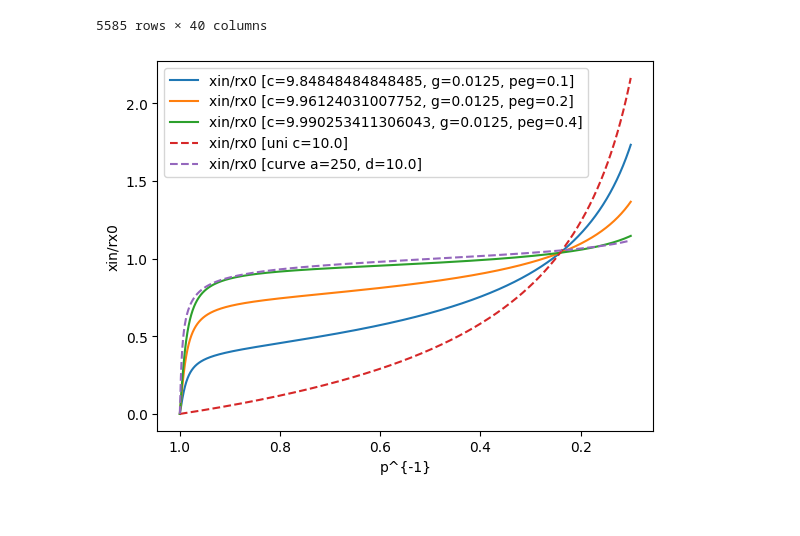
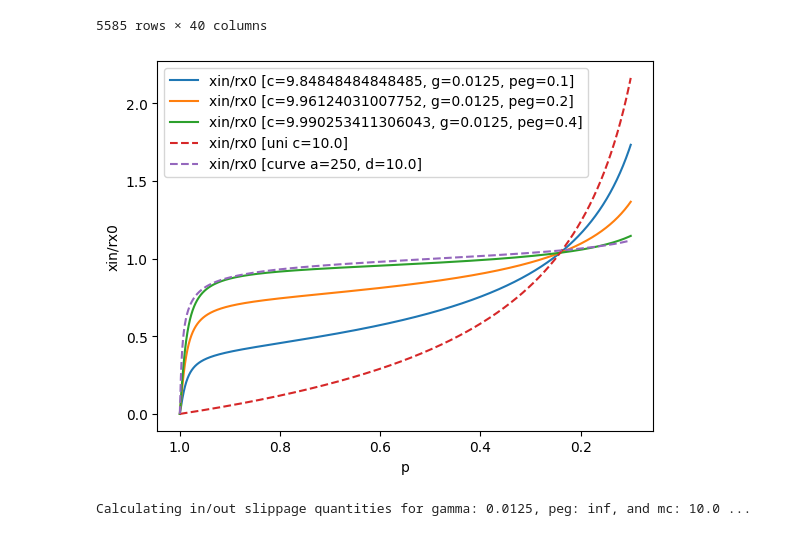
Before and after one commit to smolquants/cauchy-simulations-2025-03, a Jupyter notebook: notebook/curve.ipynb, the cells around one changed output. Cells and saved outputs as stored; diff of their text form; code cells hidden in the pictures.

```diff
--- a/notebook/curve.ipynb
+++ b/notebook/curve.ipynb
@@ -147,9 +147,23 @@ df
 | 5584 | 100.0 | -10.005200 | 0.099931 | -2.303280 | -23033.948461 | 558500.0 | -493001.791232 | 493001.791232 | 1.1170 | 0.986004 | ... |
 5585 rows × 40 columns
 # %%
-ax = df.plot(x='ps', y=[f'xin/rx0 [c={modified_c(C, pm)}, g={GAMMA}, peg={pm * GAMMA}]' for pm in peg_multiples] + [f'xin/rx0 [uni c={C}]'] + ['xs / rxs'], xlabel='p^{-1}', ylabel=f'xin/rx0', label=[f'xin/rx0 [c={modified_c(C, pm)}, g={GAMMA}, peg={pm * GAMMA}]' for pm in peg_multiples] + [f'xin/rx0 [uni c={C}]'] + [f'xin/rx0 [curve a={A}, d={C}]'], style=['-' for _ in range(len(peg_multiples))] + ['--', '--'])
+ax = df.plot(x='ps', y=[f'xin/rx0 [c={modified_c(C, pm)}, g={GAMMA}, peg={pm * GAMMA}]' for pm in peg_multiples] + [f'xin/rx0 [uni c={C}]'] + ['xs / rxs'], xlabel='p', ylabel=f'xin/rx0', label=[f'xin/rx0 [c={modified_c(C, pm)}, g={GAMMA}, peg={pm * GAMMA}]' for pm in peg_multiples] + [f'xin/rx0 [uni c={C}]'] + [f'xin/rx0 [curve a={A}, d={C}]'], style=['-' for _ in range(len(peg_multiples))] + ['--', '--'])
 ax.invert_xaxis()
 # %% [output]
-[figure, old version]
+[figure, new version]
 # %%
-# try to compare with 0.025 without mod as well given curve flatter than expected
+# compare with 0.0125 without mod as well given curve flatter than expected
+print(f"Calculating in/out slippage quantities for gamma: {GAMMA}, peg: inf, and mc: {C} ...", end='\r')
+
+# xout, yin and initial reserves
+df[f'xin [mc={C}, g={GAMMA}, peg=inf]'] = df['bps_ticks'].apply(lambda t: CauchyLiquidityProfile(c=C, gamma=GAMMA).cost_x(from_bps_tick(0), from_bps_tick(t)))
+df[f'yout [mc={C}, g={GAMMA}, peg=inf]'] = df['bps_ticks'].apply(lambda t: CauchyLiquidityProfile(c=C, gamma=GAMMA).cost_y(from_bps_tick(0), from_bps_tick(t)))
+df[f'rx0 [mc={C}, g={GAMMA}, peg=inf]'] = df['bps_ticks'].apply(lambda t: CauchyLiquidityProfile(c=C, gamma=GAMMA).reserves_x(from_bps_tick(0), from_bps_tick(MAX_TICK)))
+df[f'ry0 [mc={C}, g={GAMMA}, peg=inf]'] = df['bps_ticks'].apply(lambda t: CauchyLiquidityProfile(c=C, gamma=GAMMA).reserves_y(from_bps_tick(0), from_bps_tick(MAX_TICK)))
+
+# ratios for plotting
+df[f'xin/rx0 [mc={C}, g={GAMMA}, peg=inf]'] = df[f'xin [mc={C}, g={GAMMA}, peg=inf]'] / df[f'rx0 [mc={C}, g={GAMMA}, peg=inf]']
+df[f'yout/ry0 [mc={C}, g={GAMMA}, peg=inf]'] = df[f'yout [mc={C}, g={GAMMA}, peg=inf]'] / df[f'ry0 [mc={C}, g={GAMMA}, peg=inf]']
+df[f'|yout|/rx0 [mc={C}, g={GAMMA}, peg=inf]'] = np.abs(df[f'yout [mc={C}, g={GAMMA}, peg=inf]']) / df[f'ry0 [mc={C}, g={GAMMA}, peg=inf]']
+# %% [output]
+Calculating in/out slippage quantities for gamma: 0.0125, peg: inf, and mc: 10.0 ...
```
Also changed, not shown: parts of 2 cells of this notebook.
